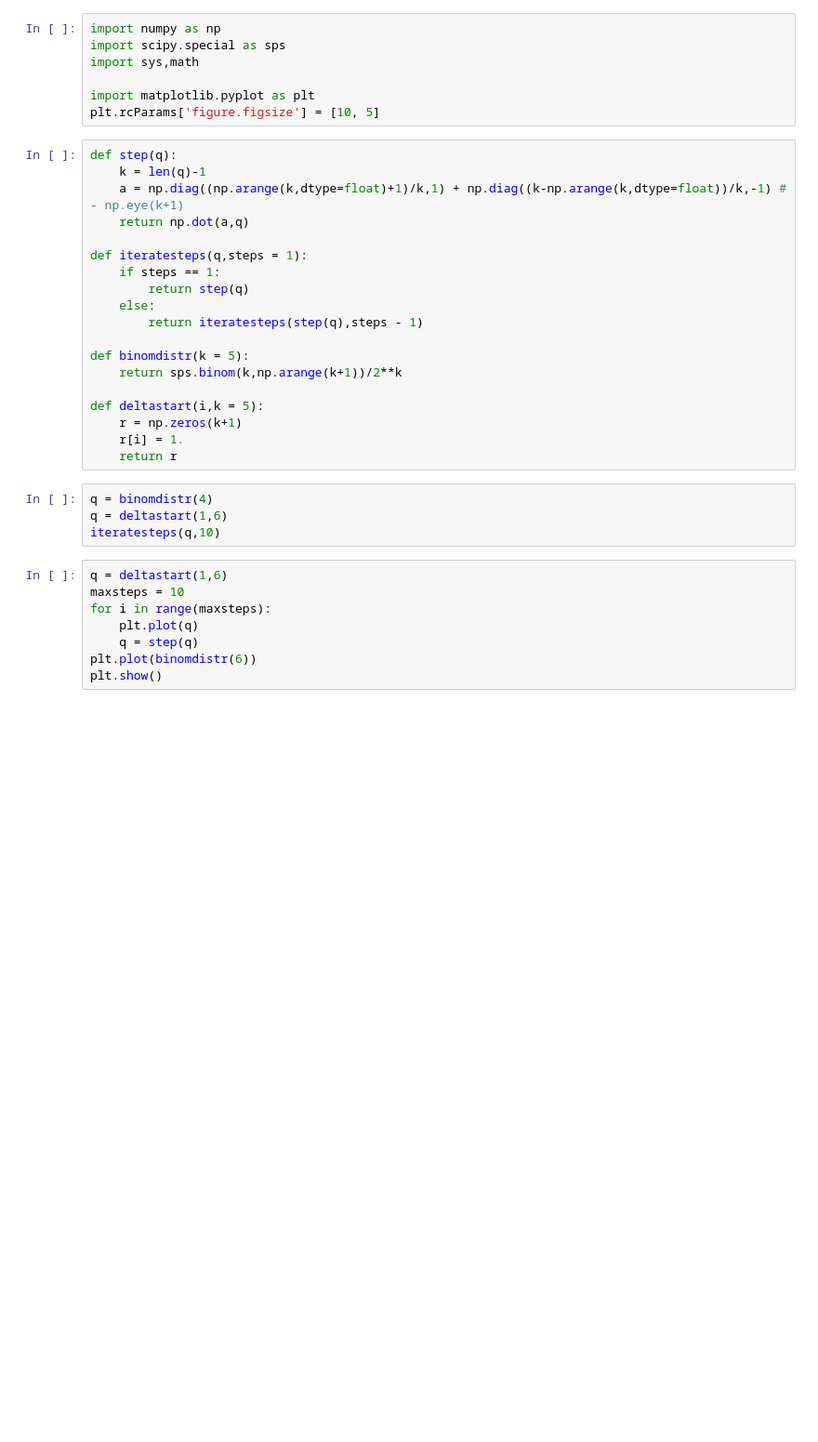
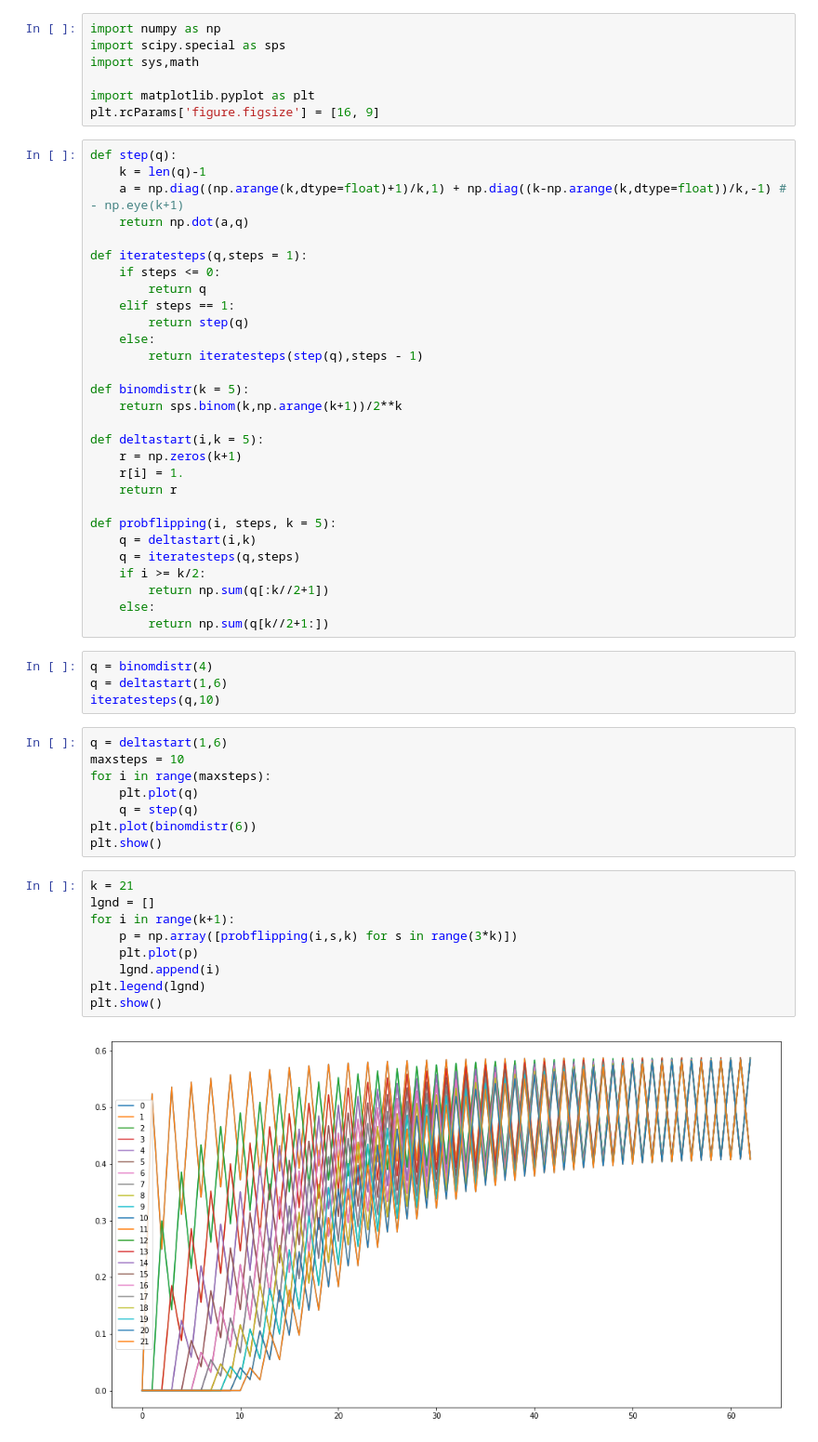
Before and after one commit to lukasgeyrhofer/flippingbits, a Jupyter notebook: dynamics.ipynb, the cells around one changed output. Shown: that part at 93% size. Saved outputs shown, nothing was run; the diff lists cells and outputs as text; blank space fills up the shorter version.

```diff
--- a/dynamics.ipynb
+++ b/dynamics.ipynb
@@ -4,7 +4,7 @@ import scipy.special as sps
 import sys,math
 
 import matplotlib.pyplot as plt
-plt.rcParams['figure.figsize'] = [10, 5]
+plt.rcParams['figure.figsize'] = [16, 9]
 # %%
 def step(q):
     k = len(q)-1
@@ -12,7 +12,9 @@ def step(q):
     return np.dot(a,q)
 
 def iteratesteps(q,steps = 1):
-    if steps == 1:
+    if steps <= 0:
+        return q
+    elif steps == 1:
         return step(q)
     else:
         return iteratesteps(step(q),steps - 1)
@@ -24,6 +26,14 @@ def deltastart(i,k = 5):
     r = np.zeros(k+1)
     r[i] = 1.
     return r
+
+def probflipping(i, steps, k = 5):
+    q = deltastart(i,k)
+    q = iteratesteps(q,steps)
+    if i >= k/2:
+        return np.sum(q[:k//2+1])
+    else:
+        return np.sum(q[k//2+1:])
 # %%
 q = binomdistr(4)
 q = deltastart(1,6)
@@ -36,3 +46,14 @@ for i in range(maxsteps):
     q = step(q)
 plt.plot(binomdistr(6))
 plt.show()
+# %%
+k = 21
+lgnd = []
+for i in range(k+1):
+    p = np.array([probflipping(i,s,k) for s in range(3*k)])
+    plt.plot(p)
+    lgnd.append(i)
+plt.legend(lgnd)
+plt.show()
+# %% [output]
+[figure, added]
```
Also changed, not shown: parts of 6 cells of this notebook.
